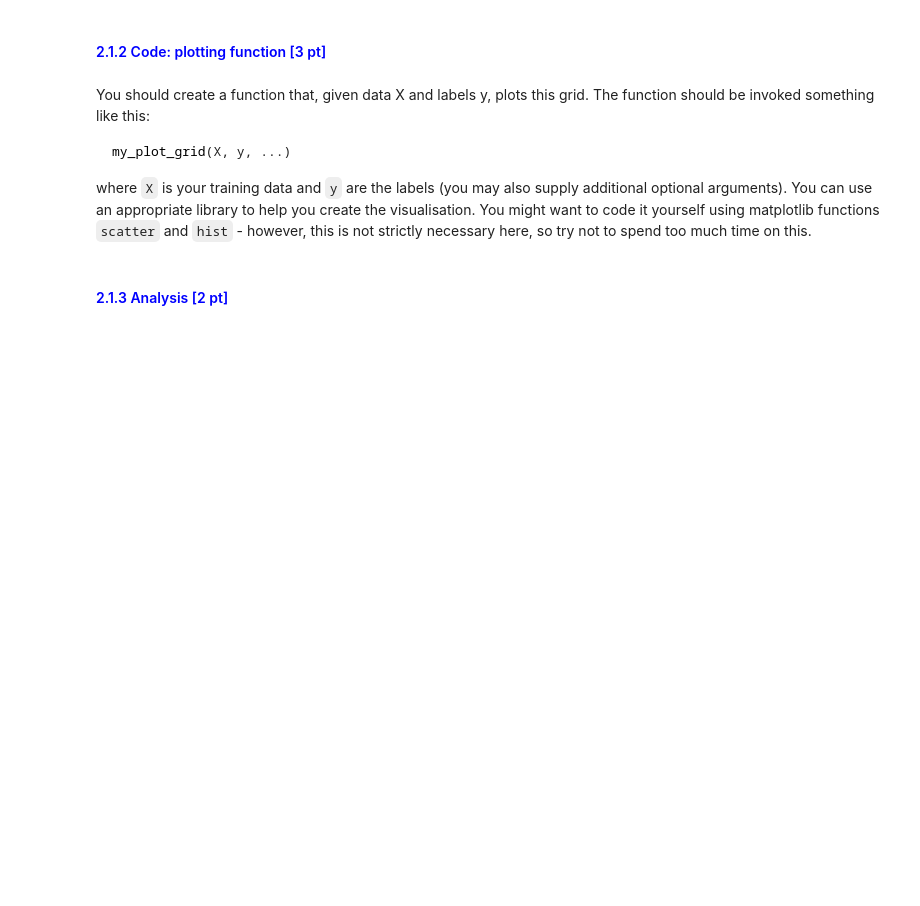
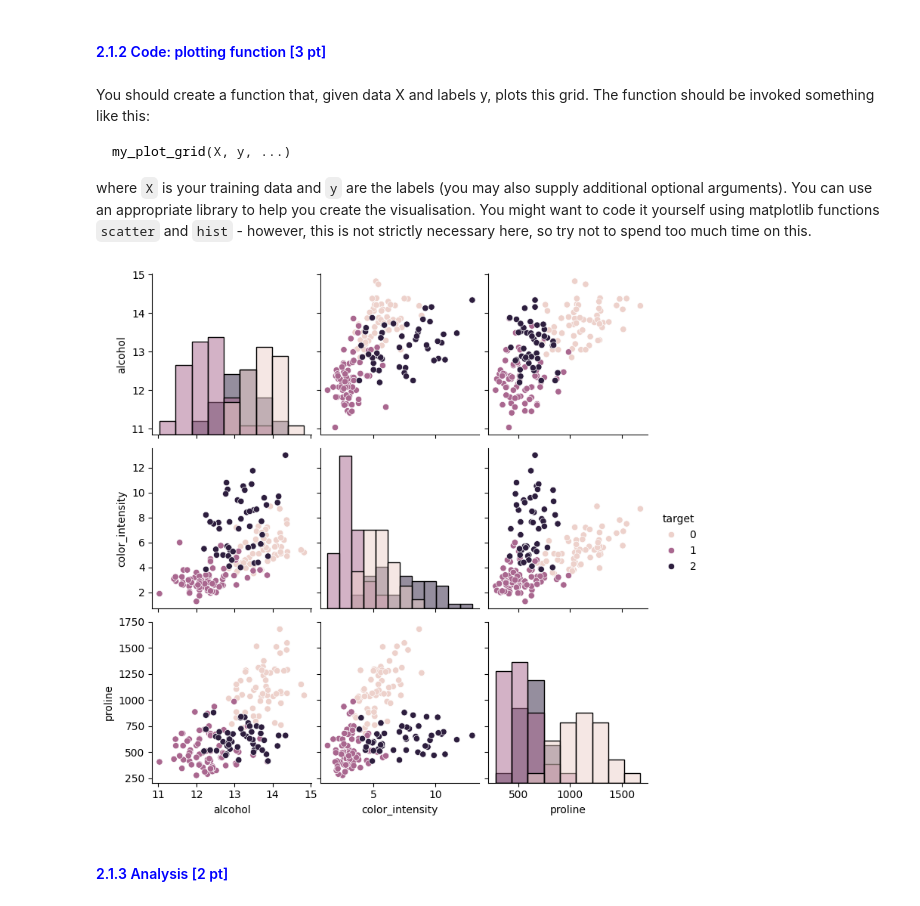
Before and after one commit to TheKusz/ML_DSM040-2025-APR, a Jupyter notebook: CW 1/DSM040-CW1.ipynb, the cells around one changed output. Saved outputs shown, nothing was run; the diff lists cells and outputs as text; code cells hidden in the pictures; blank space fills up the shorter version.

````diff
--- a/CW 1/DSM040-CW1.ipynb
+++ b/CW 1/DSM040-CW1.ipynb
@@ -84,0 +140,4 @@ There are various ways in which this selection of features can be done. Here is
+# %%
+import pandas as pd
+X_wine_df = pd.DataFrame(wine.data, columns = wine.feature_names)
+X_wine_df.head(3)
@@ -84,0 +164,4 @@ There are various ways in which this selection of features can be done. Here is
+# %%
+y_alc_colour_proline_df = pd.DataFrame(wine.target, columns = ["target"])
+print(y_alc_colour_proline_df['target'].unique())
+y_alc_colour_proline_df.head(3)
@@ -92,5 +181,37 @@ my_plot_grid(X, y, ...)
 ```
 
 where `X` is your training data and `y` are the labels (you may also supply additional optional arguments). You can use an appropriate library to help you create the visualisation. You might want to code it yourself using matplotlib functions `scatter` and `hist` - however, this is not strictly necessary here, so try not to spend too much time on this.
+# %%
+import seaborn as sns
+import matplotlib.pyplot as plt
+
+
+# define plotting function
+def my_plot_grid(X, y):
+    """
+    Plots a scatter matrix (pair plot) for a given set of features (X) and labels (y).
+
+    - Each off-diagonal subplot shows a scatter plot of a feature pair, colored by class.
+    - Each diagonal subplot shows a histogram of a single feature, colored by class.
+
+    Parameters
+    ----------
+    X : pandas.DataFrame
+        DataFrame containing the features to plot.
+    y : pandas.Series or array-like
+        Labels/classes for each sample. Used for color coding.
+
+    Returns
+    -------
+    None
+        Displays the scatter matrix plot.
+    """
+    df = X.copy()
+    df["target"] = y.values
+    sns.pairplot(df, hue="target", diag_kind="hist")
+    plt.show()
 # %%
-# define plotting function
+# run the plotting function
+my_plot_grid(X_alc_colour_proline_df, y_alc_colour_proline_df)
+# %% [output]
+[figure, added]
````
Also changed, not shown: parts of 14 cells of this notebook.
